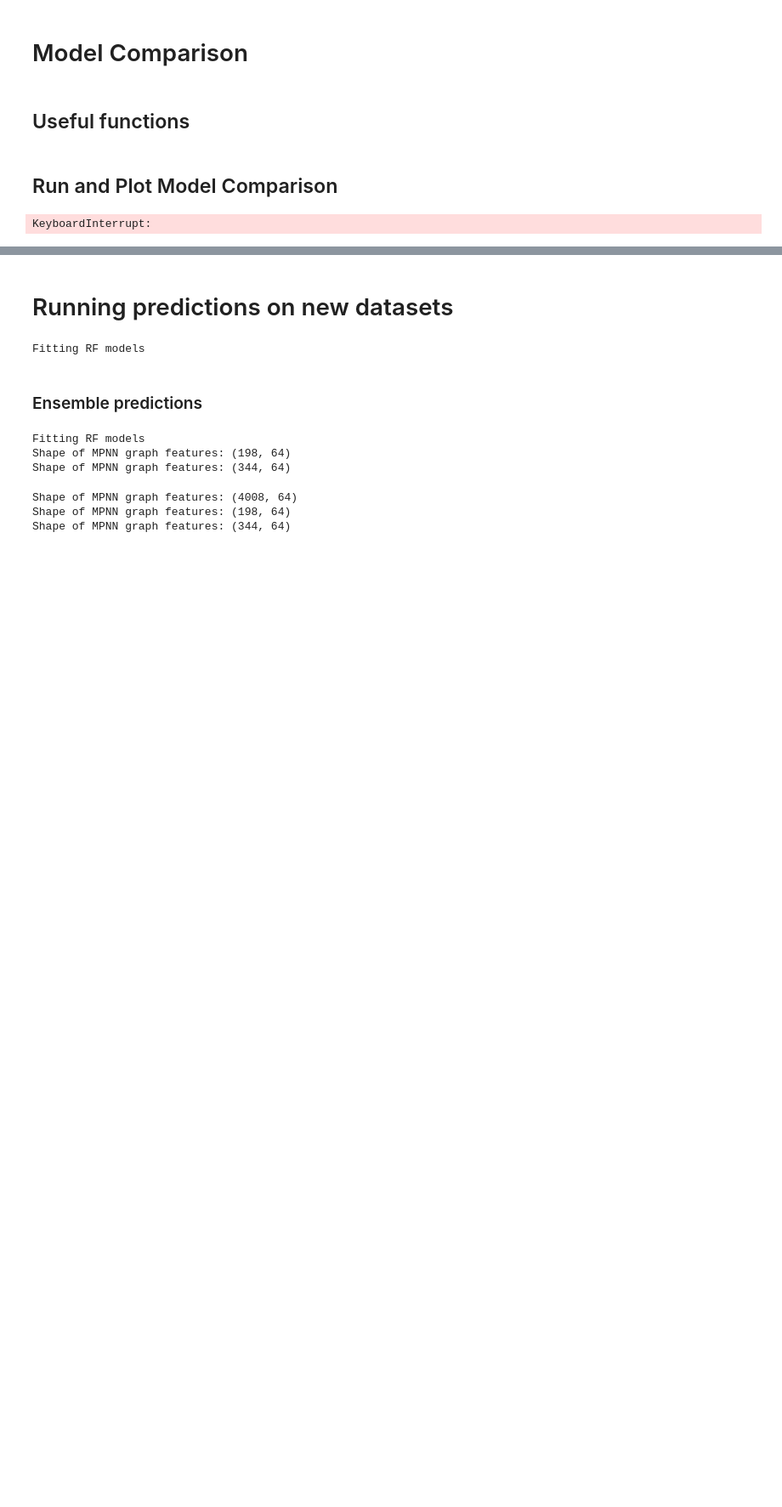
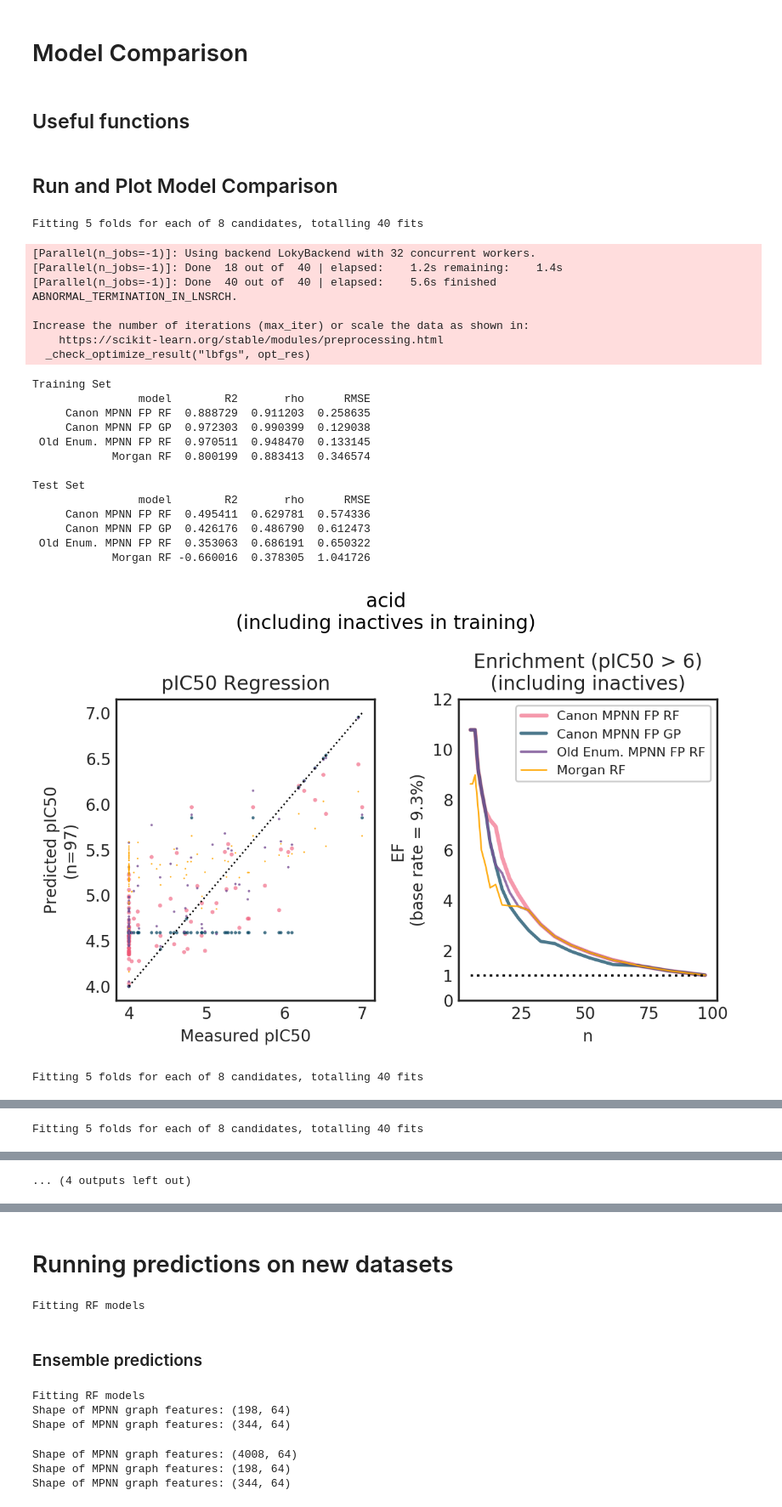
Before and after one commit to wjm41/ugi_gnn, a Jupyter notebook: notebooks/fps_regression.ipynb, the cells around one changed output, grey strips where cells are left out. Shown at 85% size. Drawn from its saved outputs; the diff is of its cells as text; code cells hidden in the pictures; blank space fills up the shorter version.

Commit message:
Matern hyperopt, uncertainRF

```diff
--- a/notebooks/fps_regression.ipynb
+++ b/notebooks/fps_regression.ipynb
@@ -490,6 +649,11 @@ model_names = model_names_4
 
 split_names = split_names_inactive
 inactive = True
+
+# test on inactives too!
+test_inds_list = []
+for x in xs_morgan_train:
+    test_inds_list.append(range(len(x)))
 
 # inactive = False
 # split_names = split_names_active
@@ -514,10 +678,13 @@ for i, y_test in enumerate(ys):
     X_test_morgan_np = xs_morgan_train[i]
     X_test = [X_test_fps_taut, X_test_fps_taut, X_test_fps_old, X_test_morgan_np]
 
-    rf_fps_old= fit_forest(X_train_fps_old, y_train.flatten())
-    rf_fps_taut = fit_forest(X_train_fps_taut, y_train.flatten())
-    rf_morgan = fit_forest(X_train_morgan_np, y_train.flatten())
+    rf_fps_old= fit_forest(X_train_fps_old, y_train.flatten(), uncertain=True)
+    rf_fps_taut = fit_forest(X_train_fps_taut, y_train.flatten(), uncertain=True)
+    rf_morgan = fit_forest(X_train_morgan_np, y_train.flatten(), uncertain = True)
     gpr_taut = fit_gp(X_train_fps_taut, y_train.flatten())
+
+    # gpr_taut = GaussianProcessRegressor(alpha=1e-6, kernel=Matern(0.1, nu=0.5), normalize_y=True).fit(
+    #     X_train_fps_taut, y_train.flatten())
 
     models = {'Canon MPNN FP RF': rf_fps_taut,
               'Canon MPNN FP GP': gpr_taut,
@@ -535,33 +702,54 @@ for i, y_test in enumerate(ys):
                                                                   X_test[n], y_test, test_inds_list[i])
             pred_list.append(test_pred)
             train_dfs.append(train_metrics)
             test_dfs.append(test_metrics)
 
     df_train = pd.concat(train_dfs)
     print('Training Set')
     print(df_train.to_string(index=False))
 
     df_test = pd.concat(test_dfs)
     print('\nTest Set')
     print(df_test.to_string(index=False))
 
     plot_comparison(y_test, test_inds_list[i], pred_list, model_names, title=split_names[i])
     # compare_models(X_train_fps_old, X_train_fps_taut, X_train_morgan_np, y_train,
                 #    X_test_fps_old, X_test_fps_taut, X_test_morgan_np,  y_test,
                 #    title=split_names[i], threshold=threshold)
 
 # old_train, old_test = train_test_split(np.concatenate(xs_old), random_state=42)
 # taut_train, taut_test = train_test_split(np.concatenate(xs_taut), random_state=42)
 
 # xs_morgan_fp = [fp_to_numpy(x) for fp in xs_morgan for x in fp ]
 # x_morgan_train, x_morgan_test = train_test_split(xs_morgan_fp, random_state=42)
 
 # y_train, y_test = train_test_split(np.concatenate(ys), random_state=42)
 
-
-
 # compare_models(old_train, taut_train, x_morgan_train, y_train,
 #               old_test, taut_test, x_morgan_test,  y_test,
 #               title='random_all', threshold=threshold)
 # %% [output]
-KeyboardInterrupt:
+Fitting 5 folds for each of 8 candidates, totalling 40 fits
+[Parallel(n_jobs=-1)]: Using backend LokyBackend with 32 concurrent workers.
+[Parallel(n_jobs=-1)]: Done  18 out of  40 | elapsed:    1.2s remaining:    1.4s
+[Parallel(n_jobs=-1)]: Done  40 out of  40 | elapsed:    5.6s finished
+ABNORMAL_TERMINATION_IN_LNSRCH.
+
+Increase the number of iterations (max_iter) or scale the data as shown in:
+    https://scikit-learn.org/stable/modules/preprocessing.html
+  _check_optimize_result("lbfgs", opt_res)
+Training Set
+                model        R2       rho      RMSE
+     Canon MPNN FP RF  0.888729  0.911203  0.258635
+     Canon MPNN FP GP  0.972303  0.990399  0.129038
+ Old Enum. MPNN FP RF  0.970511  0.948470  0.133145
+            Morgan RF  0.800199  0.883413  0.346574
+
+Test Set
+                model        R2       rho      RMSE
+     Canon MPNN FP RF  0.495411  0.629781  0.574336
+     Canon MPNN FP GP  0.426176  0.486790  0.612473
+ Old Enum. MPNN FP RF  0.353063  0.686191  0.650322
+            Morgan RF -0.660016  0.378305  1.041726
+[figure, added]
+Fitting 5 folds for each of 8 candidates, totalling 40 fits
@@ -567,0 +773 @@ KeyboardInterrupt:
+Fitting 5 folds for each of 8 candidates, totalling 40 fits
@@ -567,0 +791 @@ KeyboardInterrupt:
+... (4 outputs left out)
```
Also changed, not shown: parts of 7 cells of this notebook.
